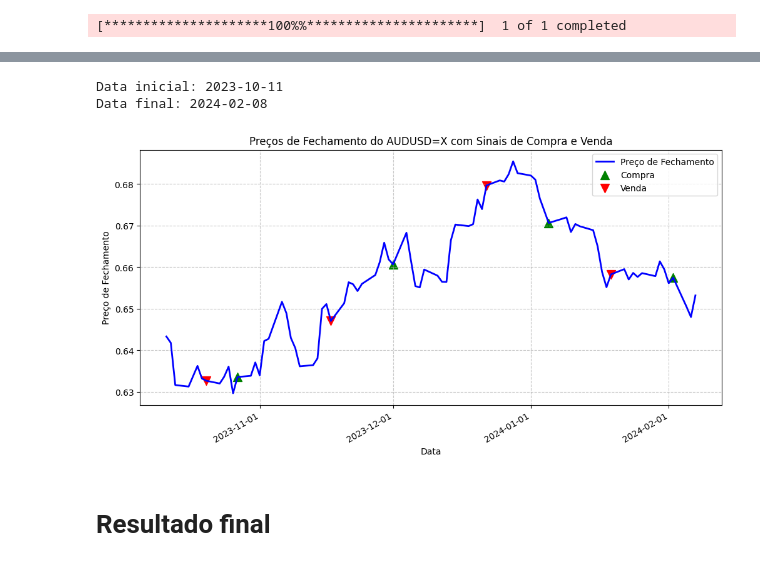
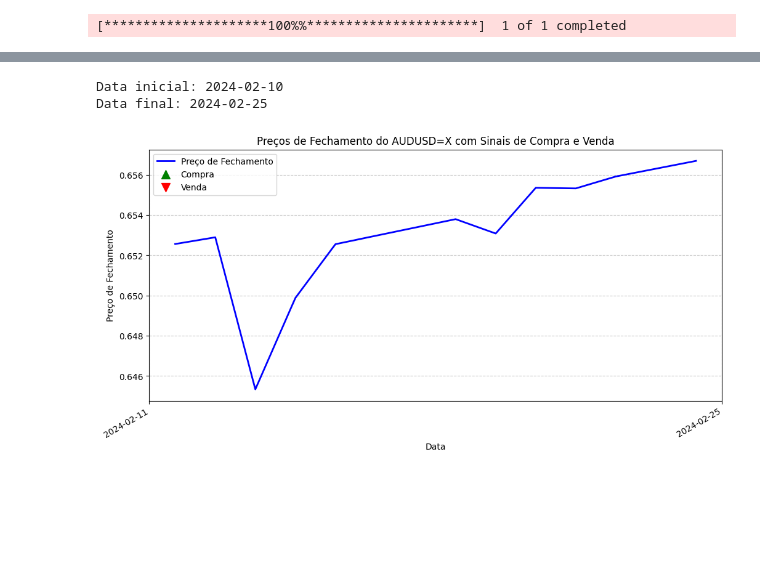
Before and after one commit to TomDataAnalytics333/COT_analysis, a Jupyter notebook: COT_main.ipynb, the cells around one changed output, grey strips where cells are left out. Cells and saved outputs as stored; diff of their text form; code cells hidden in the pictures; blank space fills up the shorter version.

```diff
--- a/COT_main.ipynb
+++ b/COT_main.ipynb
@@ -535,7 +535,7 @@ def plot_trade_evolution(df,selected_pair,take_profit,take_loss, last_trades = 0
         plt.legend()
         plt.show()
 
-def plot_signal_chart(df,selected_pair,days=90):
+def plot_signal_chart(df,selected_pair,days=30):
     # Obtendo a data atual
     data_fim = datetime.now().strftime('%Y-%m-%d')
 
@@ -796,2 +768,6 @@ Você selecionou: AUSTRALIAN DOLLAR - CHICAGO MERCANTILE EXCHANGE
+# %%
+N = int(input('N:'))
+sinal_compra =sinais_compra[N-1]
+sinal_venda = sinais_venda[N-1]
 # %%
 df_ = insert_signals_on_df(merged_df,df,sinal_compra,sinal_venda)
@@ -807,10 +774,6 @@ sinal_venda = sinais_venda[N-1]
-# %%
-df_ = insert_signals_on_df(merged_df,df,sinal_compra,sinal_venda)
 # %%
-plot_signal_chart(df_,selected_pair,days=120)
+plot_signal_chart(df_,selected_pair,days=15)
 # %% [output]
-Data inicial: 2023-10-11
-Data final: 2024-02-08
+Data inicial: 2024-02-10
+Data final: 2024-02-25
-[figure, old version]
+[figure, new version]
-# %% [markdown]
-# Resultado final
```
Also changed, not shown: parts of 18 cells of this notebook, 8 other files.
